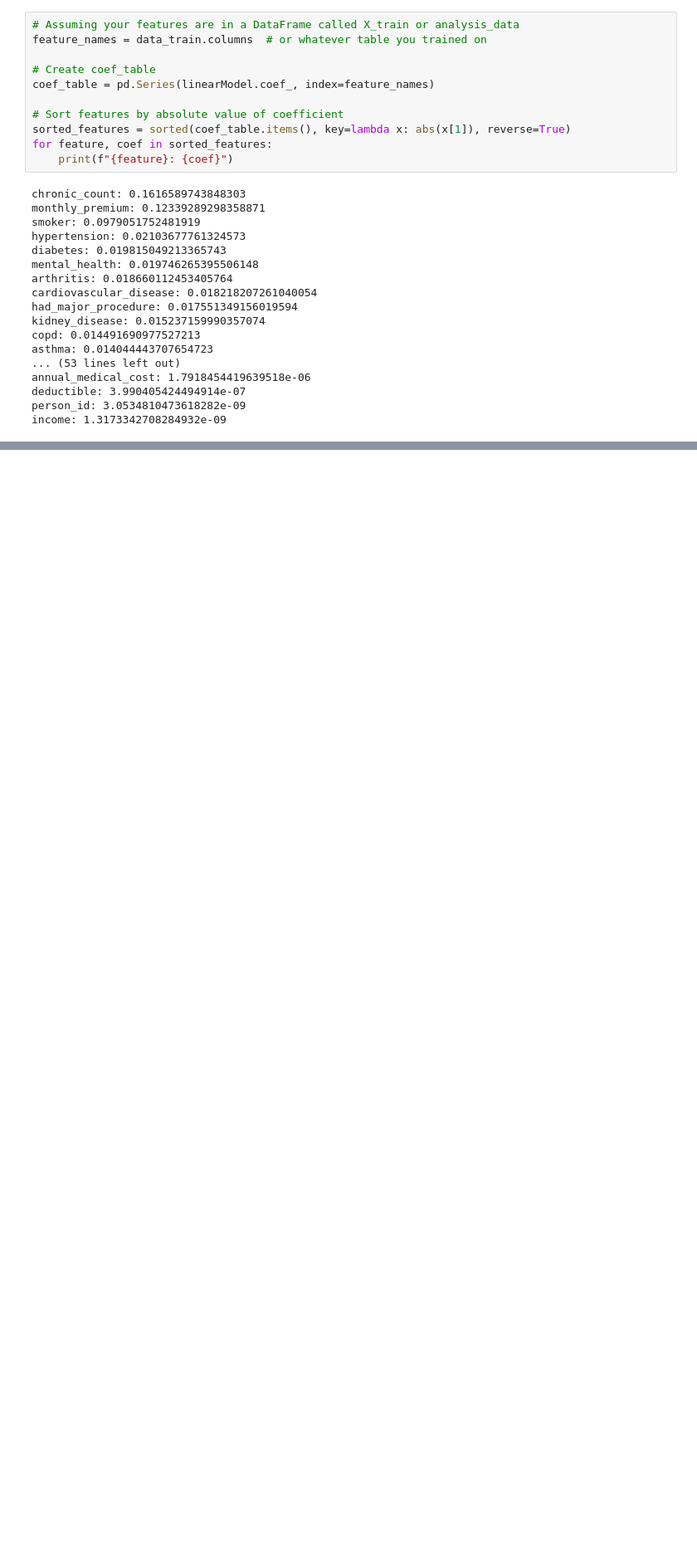
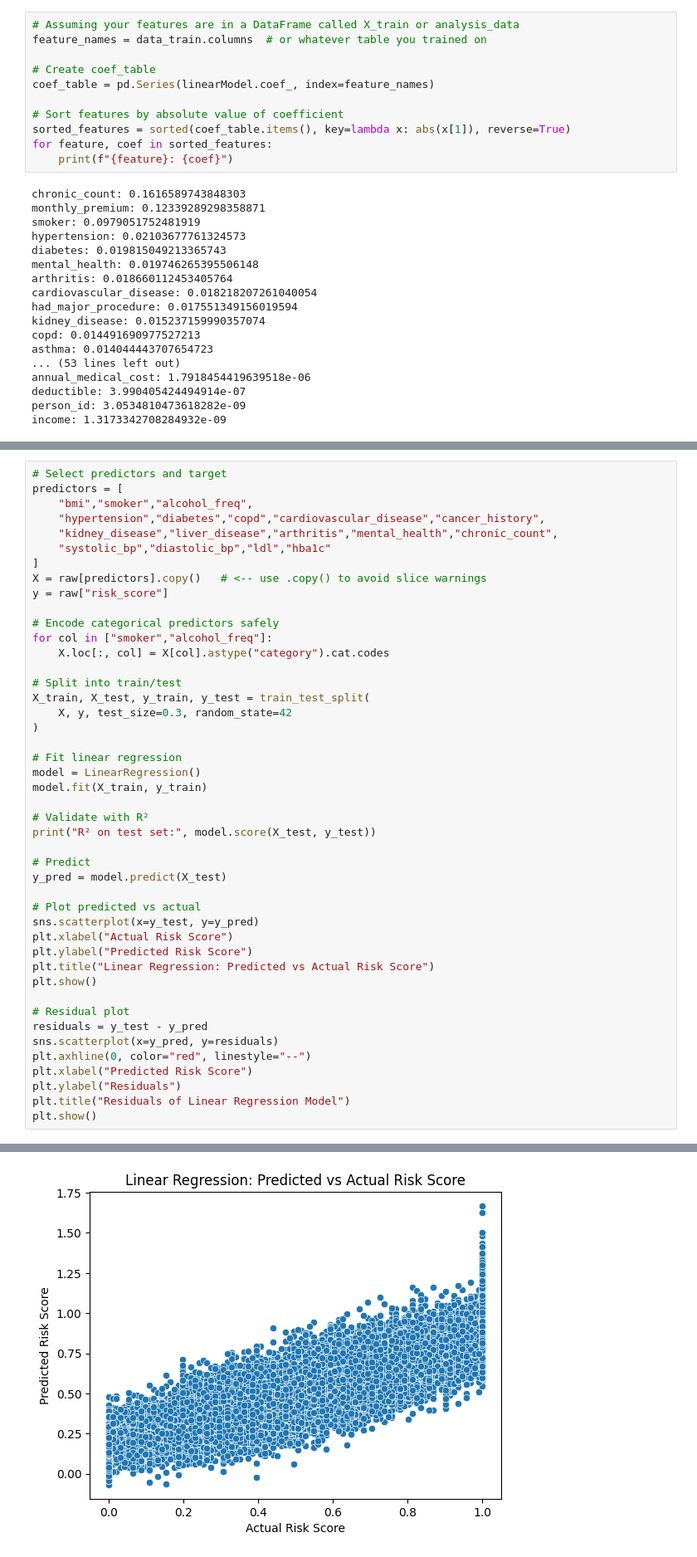
Before and after one commit to Abled773/HI-Risk-Prediction-and-Analysis, a Jupyter notebook: Risk_Analysis_and_Prediction.ipynb, the cells around one changed output, grey strips where cells are left out. Shown at 83% size. Saved outputs shown, nothing was run; the diff lists cells and outputs as text; blank space fills up the shorter version.

```diff
--- a/Risk_Analysis_and_Prediction.ipynb
+++ b/Risk_Analysis_and_Prediction.ipynb
@@ -668,0 +710,46 @@ income: 1.3173342708284932e-09
+# %%
+# Select predictors and target
+predictors = [
+    "bmi","smoker","alcohol_freq",
+    "hypertension","diabetes","copd","cardiovascular_disease","cancer_history",
+    "kidney_disease","liver_disease","arthritis","mental_health","chronic_count",
+    "systolic_bp","diastolic_bp","ldl","hba1c"
+]
+X = raw[predictors].copy()   # <-- use .copy() to avoid slice warnings
+y = raw["risk_score"]
+
+# Encode categorical predictors safely
+for col in ["smoker","alcohol_freq"]:
+    X.loc[:, col] = X[col].astype("category").cat.codes
+
+# Split into train/test
+X_train, X_test, y_train, y_test = train_test_split(
+    X, y, test_size=0.3, random_state=42
+)
+
+# Fit linear regression
+model = LinearRegression()
+model.fit(X_train, y_train)
+
+# Validate with R²
+print("R² on test set:", model.score(X_test, y_test))
+
+# Predict
+y_pred = model.predict(X_test)
+
+# Plot predicted vs actual
+sns.scatterplot(x=y_test, y=y_pred)
+plt.xlabel("Actual Risk Score")
+plt.ylabel("Predicted Risk Score")
+plt.title("Linear Regression: Predicted vs Actual Risk Score")
+plt.show()
+
+# Residual plot
+residuals = y_test - y_pred
+sns.scatterplot(x=y_pred, y=residuals)
+plt.axhline(0, color="red", linestyle="--")
+plt.xlabel("Predicted Risk Score")
+plt.ylabel("Residuals")
+plt.title("Residuals of Linear Regression Model")
+plt.show()
+# %% [output]
@@ -668,0 +757 @@ income: 1.3173342708284932e-09
+[figure, added]
```
Also changed, not shown: parts of 6 cells of this notebook.
